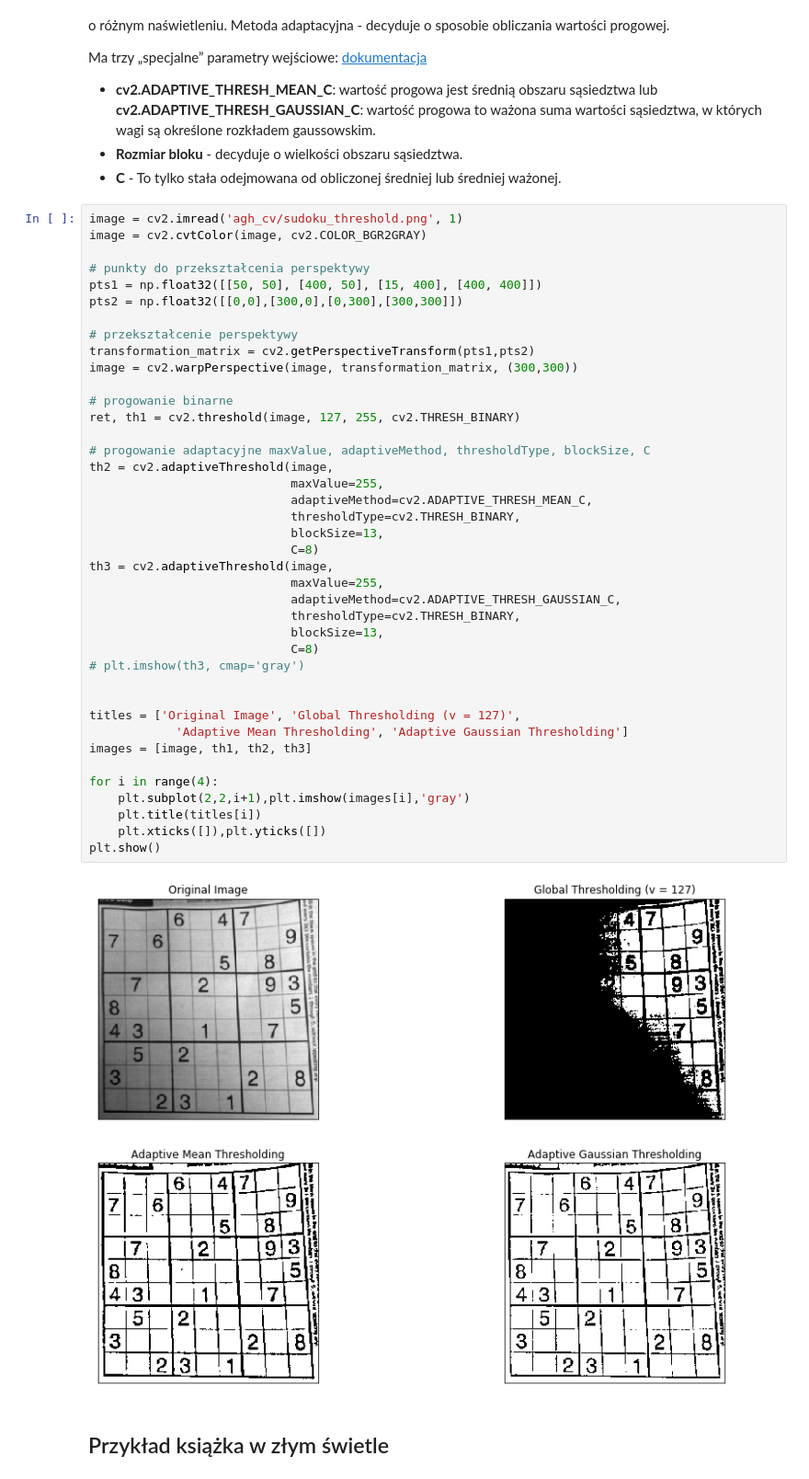
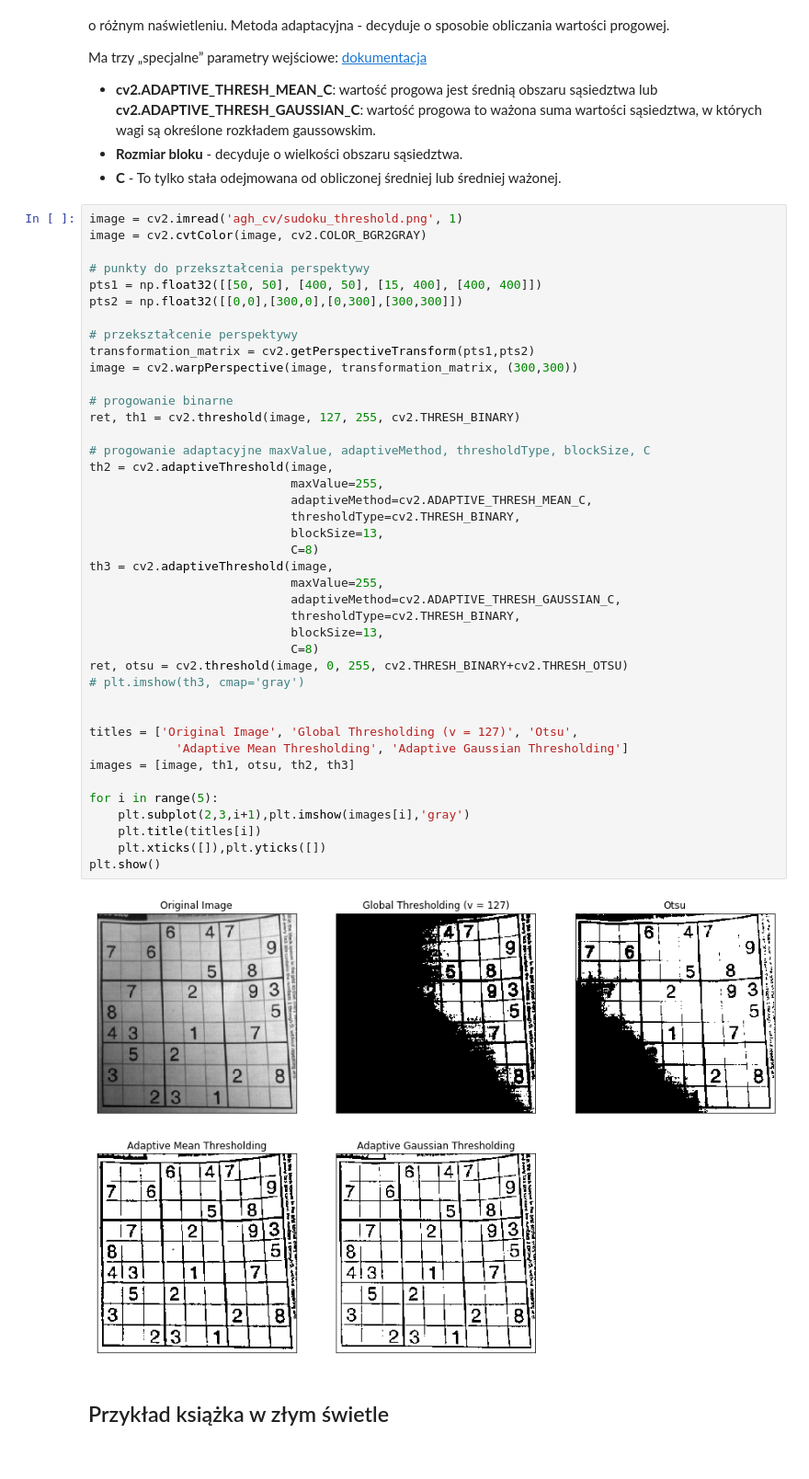
Before and after one commit to xenteros/data-science-training, a Jupyter notebook: opencv/4_thresholding.ipynb, the cells around one changed output. Shown at 92% size. Drawn from its saved outputs; the diff is of its cells as text.

```diff
--- a/opencv/4_thresholding.ipynb
+++ b/opencv/4_thresholding.ipynb
@@ -59,38 +59,39 @@ pts2 = np.float32([[0,0],[300,0],[0,300],[300,300]])
 
 # przekształcenie perspektywy
 transformation_matrix = cv2.getPerspectiveTransform(pts1,pts2)
 image = cv2.warpPerspective(image, transformation_matrix, (300,300))
 
 # progowanie binarne
 ret, th1 = cv2.threshold(image, 127, 255, cv2.THRESH_BINARY)
 
 # progowanie adaptacyjne maxValue, adaptiveMethod, thresholdType, blockSize, C
 th2 = cv2.adaptiveThreshold(image,
                             maxValue=255,
                             adaptiveMethod=cv2.ADAPTIVE_THRESH_MEAN_C,
                             thresholdType=cv2.THRESH_BINARY,
                             blockSize=13,
                             C=8)
 th3 = cv2.adaptiveThreshold(image,
                             maxValue=255,
                             adaptiveMethod=cv2.ADAPTIVE_THRESH_GAUSSIAN_C,
                             thresholdType=cv2.THRESH_BINARY,
                             blockSize=13,
                             C=8)
+ret, otsu = cv2.threshold(image, 0, 255, cv2.THRESH_BINARY+cv2.THRESH_OTSU)
 # plt.imshow(th3, cmap='gray')
 
 
-titles = ['Original Image', 'Global Thresholding (v = 127)',
+titles = ['Original Image', 'Global Thresholding (v = 127)', 'Otsu',
             'Adaptive Mean Thresholding', 'Adaptive Gaussian Thresholding']
-images = [image, th1, th2, th3]
+images = [image, th1, otsu, th2, th3]
 
-for i in range(4):
-    plt.subplot(2,2,i+1),plt.imshow(images[i],'gray')
+for i in range(5):
+    plt.subplot(2,3,i+1),plt.imshow(images[i],'gray')
     plt.title(titles[i])
     plt.xticks([]),plt.yticks([])
 plt.show()
 # %% [output]
-[figure, old version]
+[figure, new version]
 # %% [markdown]
 ## Przykład książka w złym świetle
 # %%
```
Also changed, not shown: 2 other files.
